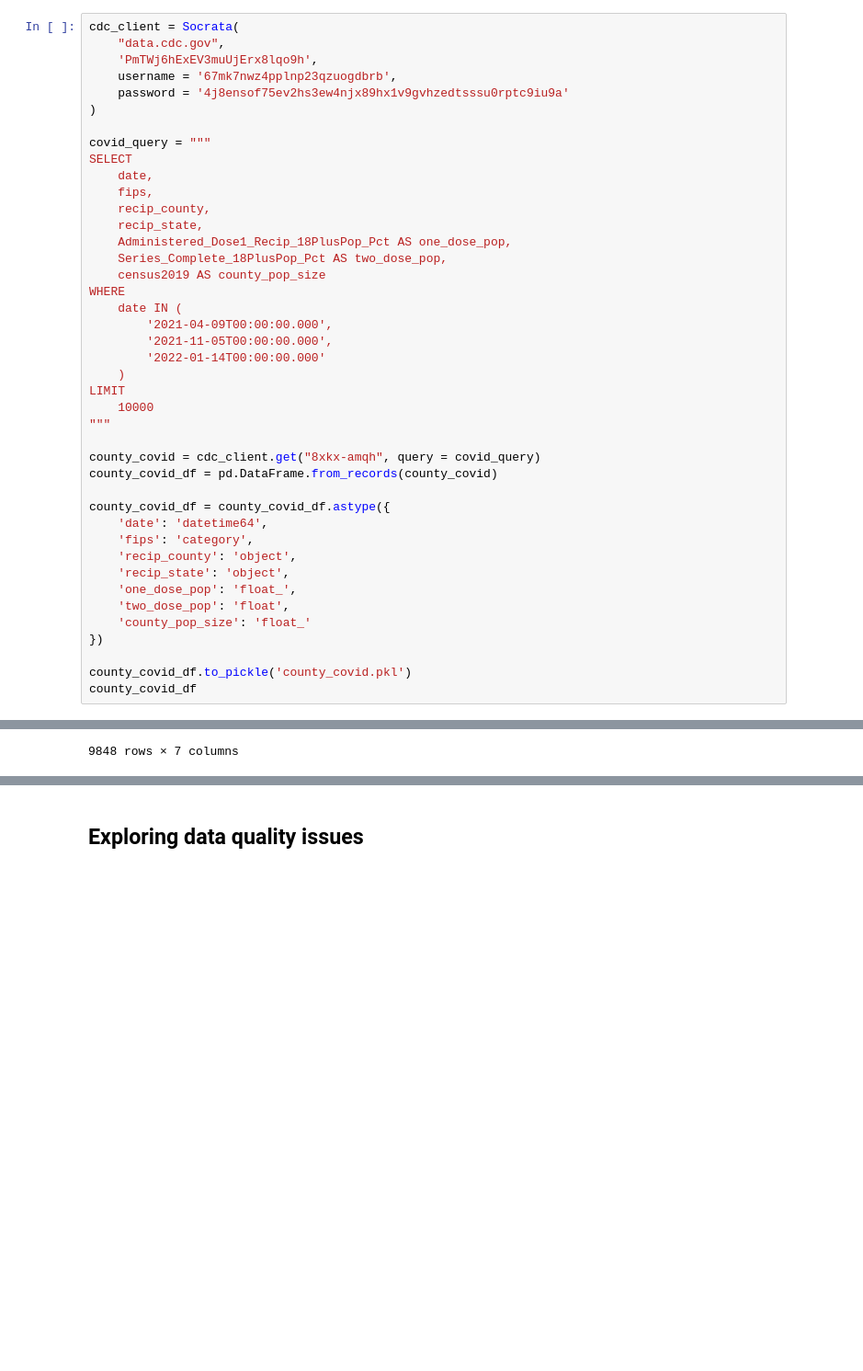
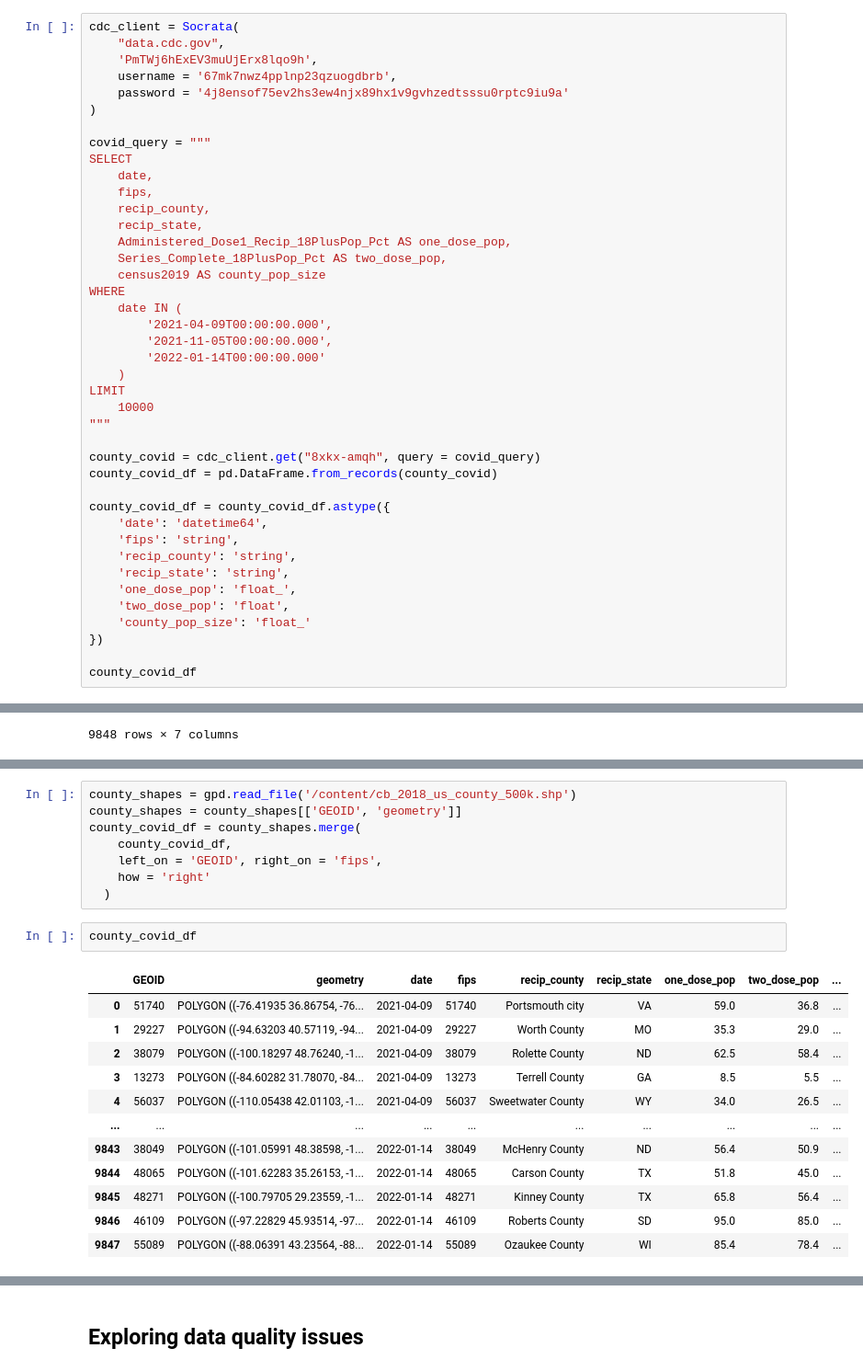
Before and after one commit to aday651/comp-journal, a Jupyter notebook: covid-data-quality/wrangling.ipynb, the cells around one changed output, grey strips where cells are left out. Shown: that part at 92% size. Drawn from its saved outputs; the diff is of its cells as text; blank space fills up the shorter version.

```diff
--- a/covid-data-quality/wrangling.ipynb
+++ b/covid-data-quality/wrangling.ipynb
@@ -126,15 +167,14 @@ county_covid_df = pd.DataFrame.from_records(county_covid)
 
 county_covid_df = county_covid_df.astype({
     'date': 'datetime64',
-    'fips': 'category',
-    'recip_county': 'object',
-    'recip_state': 'object',
+    'fips': 'string',
+    'recip_county': 'string',
+    'recip_state': 'string',
     'one_dose_pop': 'float_',
     'two_dose_pop': 'float',
     'county_pop_size': 'float_'
 })
 
-county_covid_df.to_pickle('county_covid.pkl')
 county_covid_df
 # %% [output]
 |  | date | fips | recip_county | recip_state | one_dose_pop | two_dose_pop | county_pop_size |
@@ -152,0 +216,23 @@ county_covid_df
+# %%
+county_shapes = gpd.read_file('/content/cb_2018_us_county_500k.shp')
+county_shapes = county_shapes[['GEOID', 'geometry']]
+county_covid_df = county_shapes.merge(
+    county_covid_df,
+    left_on = 'GEOID', right_on = 'fips',
+    how = 'right'
+  )
+# %%
+county_covid_df
+# %% [output]
+|  | GEOID | geometry | date | fips | recip_county | recip_state | one_dose_pop | two_dose_pop | ... |
+| 0 | 51740 | POLYGON ((-76.41935 36.86754, -76... | 2021-04-09 | 51740 | Portsmouth city | VA | 59.0 | 36.8 | ... |
+| 1 | 29227 | POLYGON ((-94.63203 40.57119, -94... | 2021-04-09 | 29227 | Worth County | MO | 35.3 | 29.0 | ... |
+| 2 | 38079 | POLYGON ((-100.18297 48.76240, -1... | 2021-04-09 | 38079 | Rolette County | ND | 62.5 | 58.4 | ... |
+| 3 | 13273 | POLYGON ((-84.60282 31.78070, -84... | 2021-04-09 | 13273 | Terrell County | GA | 8.5 | 5.5 | ... |
+| 4 | 56037 | POLYGON ((-110.05438 42.01103, -1... | 2021-04-09 | 56037 | Sweetwater County | WY | 34.0 | 26.5 | ... |
+| ... | ... | ... | ... | ... | ... | ... | ... | ... | ... |
+| 9843 | 38049 | POLYGON ((-101.05991 48.38598, -1... | 2022-01-14 | 38049 | McHenry County | ND | 56.4 | 50.9 | ... |
+| 9844 | 48065 | POLYGON ((-101.62283 35.26153, -1... | 2022-01-14 | 48065 | Carson County | TX | 51.8 | 45.0 | ... |
+| 9845 | 48271 | POLYGON ((-100.79705 29.23559, -1... | 2022-01-14 | 48271 | Kinney County | TX | 65.8 | 56.4 | ... |
+| 9846 | 46109 | POLYGON ((-97.22829 45.93514, -97... | 2022-01-14 | 46109 | Roberts County | SD | 95.0 | 85.0 | ... |
+| 9847 | 55089 | POLYGON ((-88.06391 43.23564, -88... | 2022-01-14 | 55089 | Ozaukee County | WI | 85.4 | 78.4 | ... |
```
Also changed, not shown: parts of 32 cells of this notebook.
